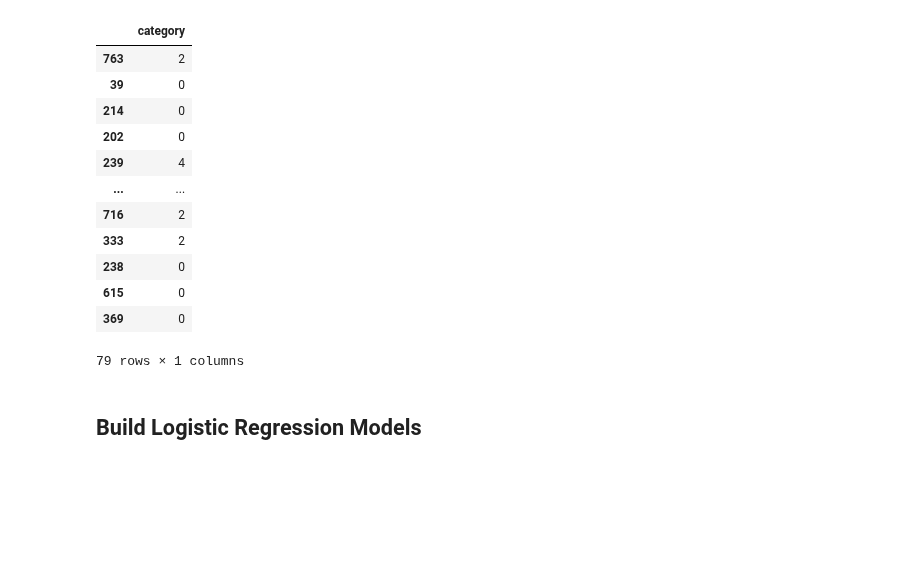
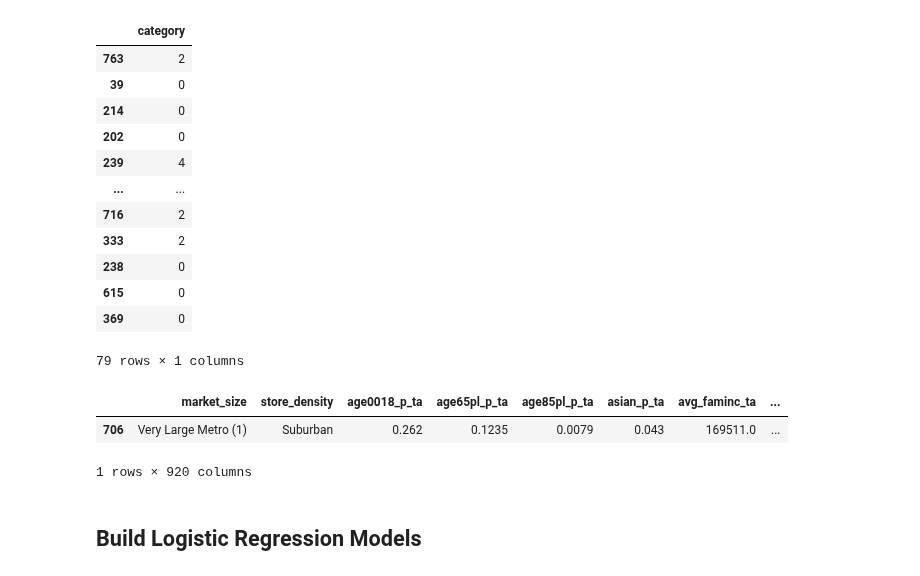
Before and after one commit to mozhao0331/Restaurant_Segmentation_Analysis, a Jupyter notebook: doc/smoothie_king/SK_best_ensemble_with_demograhic.ipynb, the cells around one changed output. Saved outputs shown, nothing was run; the diff lists cells and outputs as text; code cells hidden in the pictures; blank space fills up the shorter version.

Commit message:
one more test for ensemble model with classifier3

```diff
--- a/doc/smoothie_king/SK_best_ensemble_with_demograhic.ipynb
+++ b/doc/smoothie_king/SK_best_ensemble_with_demograhic.ipynb
@@ -184,6 +184,15 @@ class_weight = {
 }
 encoded_class_weights = {i: class_weight[label] for i, label in enumerate(le.classes_)}
 class_weight = encoded_class_weights
+# %%
+merged_new = stores.merge(processed_trade_area, left_on="store", right_on="store_num").merge(processed_poi)
+train_df, test_df = train_test_split(merged_new, test_size=0.1, random_state=42)
+
+pd.DataFrame(X_train.iloc[594]).T
+# %% [output]
+|  | market_size | store_density | age0018_p_ta | age65pl_p_ta | age85pl_p_ta | asian_p_ta | avg_faminc_ta | ... |
+| 706 | Very Large Metro (1) | Suburban | 0.262 | 0.1235 | 0.0079 | 0.043 | 169511.0 | ... |
+1 rows × 920 columns
 # %% [markdown]
 ## Build Logistic Regression Models
 # %%
```
